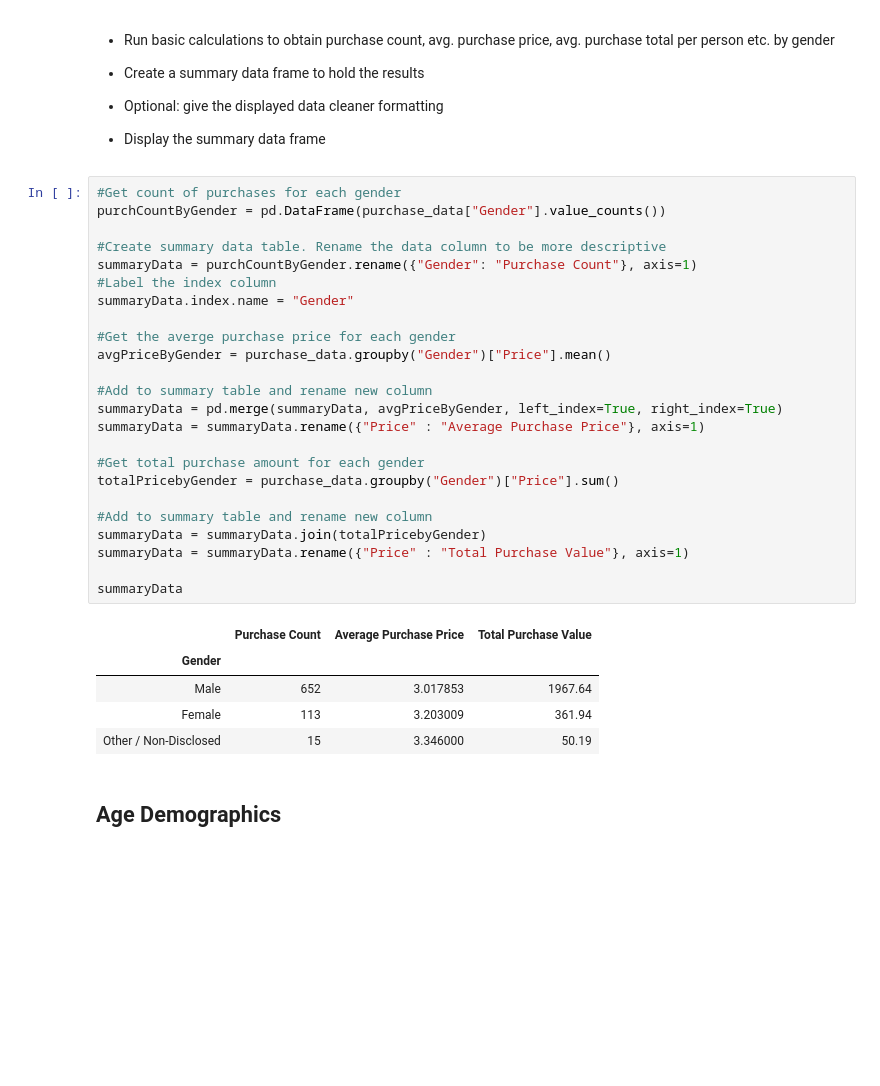
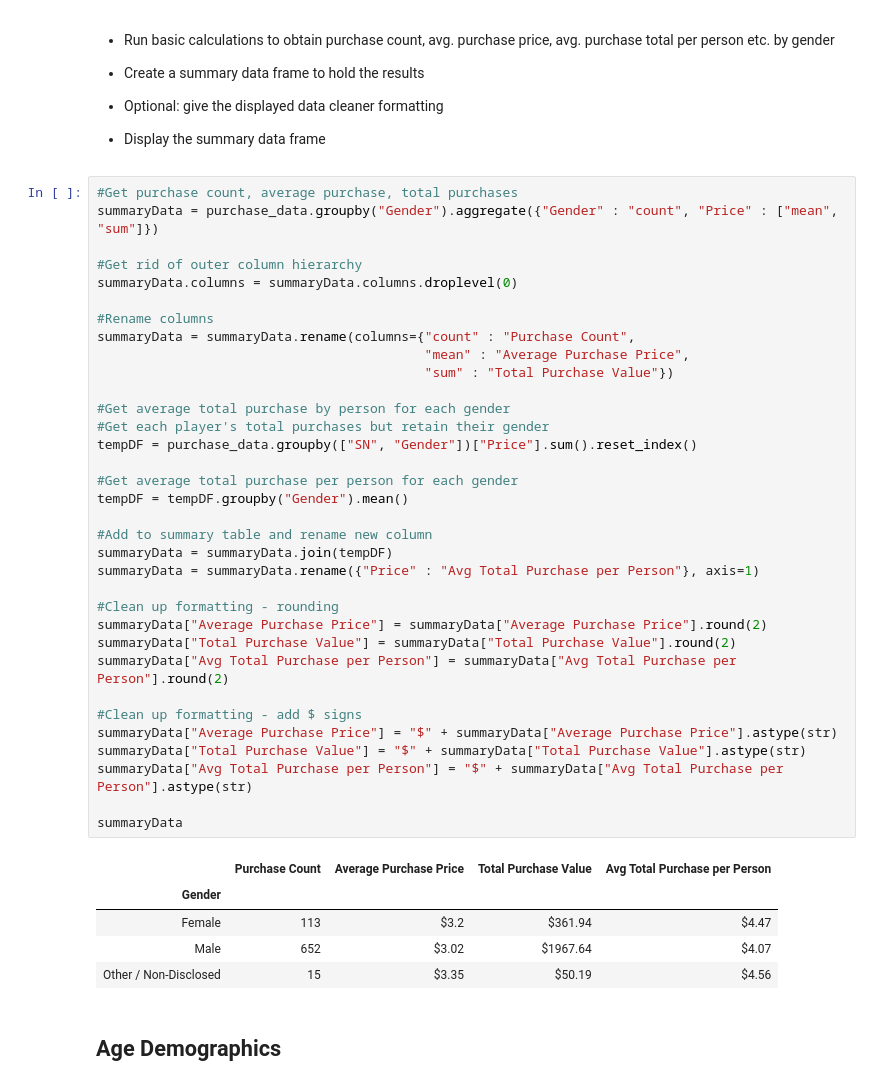
Before and after one commit to DanielRuch/pandas-challenge, a Jupyter notebook: HeroesOfPymoli/HeroesOfPymoli_starter.ipynb, the cells around one changed output. Saved outputs shown, nothing was run; the diff lists cells and outputs as text; blank space fills up the shorter version.

```diff
--- a/HeroesOfPymoli/HeroesOfPymoli_starter.ipynb
+++ b/HeroesOfPymoli/HeroesOfPymoli_starter.ipynb
@@ -97,36 +98,46 @@ AttributeError: Cannot access callable attribute 'groupby' of 'DataFrameGroupBy'
 
 
 * Display the summary data frame
-# %%
-#Get count of purchases for each gender
-purchCountByGender = pd.DataFrame(purchase_data["Gender"].value_counts())
-
-#Create summary data table. Rename the data column to be more descriptive
-summaryData = purchCountByGender.rename({"Gender": "Purchase Count"}, axis=1)
-#Label the index column
-summaryData.index.name = "Gender"
-
-#Get the averge purchase price for each gender
-avgPriceByGender = purchase_data.groupby("Gender")["Price"].mean()
-
-#Add to summary table and rename new column
-summaryData = pd.merge(summaryData, avgPriceByGender, left_index=True, right_index=True)
-summaryData = summaryData.rename({"Price" : "Average Purchase Price"}, axis=1)
-
-#Get total purchase amount for each gender
-totalPricebyGender = purchase_data.groupby("Gender")["Price"].sum()
-
-#Add to summary table and rename new column
-summaryData = summaryData.join(totalPricebyGender)
-summaryData = summaryData.rename({"Price" : "Total Purchase Value"}, axis=1)
-
-summaryData
-# %% [output]
-|  | Purchase Count | Average Purchase Price | Total Purchase Value |
-| Gender |  |  |  |
-| Male | 652 | 3.017853 | 1967.64 |
-| Female | 113 | 3.203009 | 361.94 |
-| Other / Non-Disclosed | 15 | 3.346000 | 50.19 |
+# %%
+#Get purchase count, average purchase, total purchases
+summaryData = purchase_data.groupby("Gender").aggregate({"Gender" : "count", "Price" : ["mean", "sum"]})
+
+#Get rid of outer column hierarchy
+summaryData.columns = summaryData.columns.droplevel(0)
+
+#Rename columns
+summaryData = summaryData.rename(columns={"count" : "Purchase Count",
+                                          "mean" : "Average Purchase Price",
+                                          "sum" : "Total Purchase Value"})
+
+#Get average total purchase by person for each gender
+#Get each player's total purchases but retain their gender
+tempDF = purchase_data.groupby(["SN", "Gender"])["Price"].sum().reset_index()
+
+#Get average total purchase per person for each gender
+tempDF = tempDF.groupby("Gender").mean()
+
+#Add to summary table and rename new column
+summaryData = summaryData.join(tempDF)
+summaryData = summaryData.rename({"Price" : "Avg Total Purchase per Person"}, axis=1)
+
+#Clean up formatting - rounding
+summaryData["Average Purchase Price"] = summaryData["Average Purchase Price"].round(2)
+summaryData["Total Purchase Value"] = summaryData["Total Purchase Value"].round(2)
+summaryData["Avg Total Purchase per Person"] = summaryData["Avg Total Purchase per Person"].round(2)
+
+#Clean up formatting - add $ signs
+summaryData["Average Purchase Price"] = "$" + summaryData["Average Purchase Price"].astype(str)
+summaryData["Total Purchase Value"] = "$" + summaryData["Total Purchase Value"].astype(str)
+summaryData["Avg Total Purchase per Person"] = "$" + summaryData["Avg Total Purchase per Person"].astype(str)
+
+summaryData
+# %% [output]
+|  | Purchase Count | Average Purchase Price | Total Purchase Value | Avg Total Purchase per Person |
+| Gender |  |  |  |  |
+| Female | 113 | $3.2 | $361.94 | $4.47 |
+| Male | 652 | $3.02 | $1967.64 | $4.07 |
+| Other / Non-Disclosed | 15 | $3.35 | $50.19 | $4.56 |
 # %% [markdown]
 ## Age Demographics
 # %% [markdown]
```
Also changed, not shown: parts of 8 cells of this notebook.
